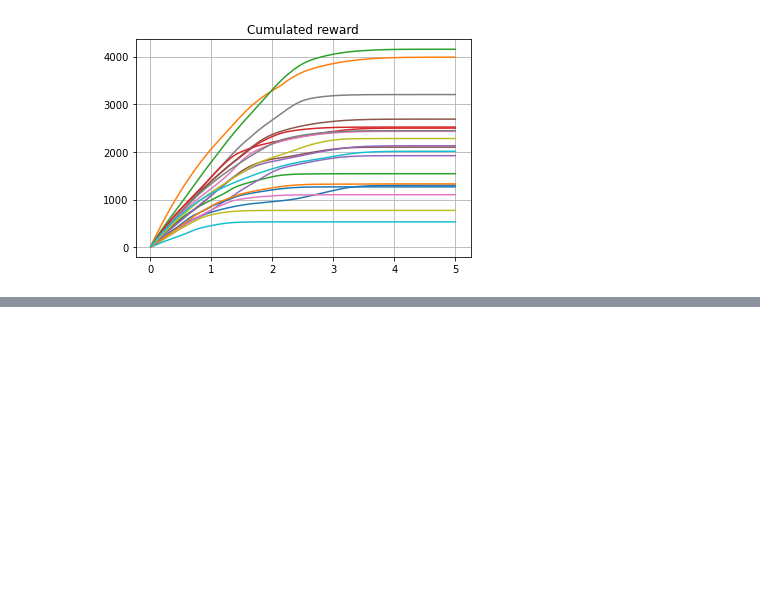
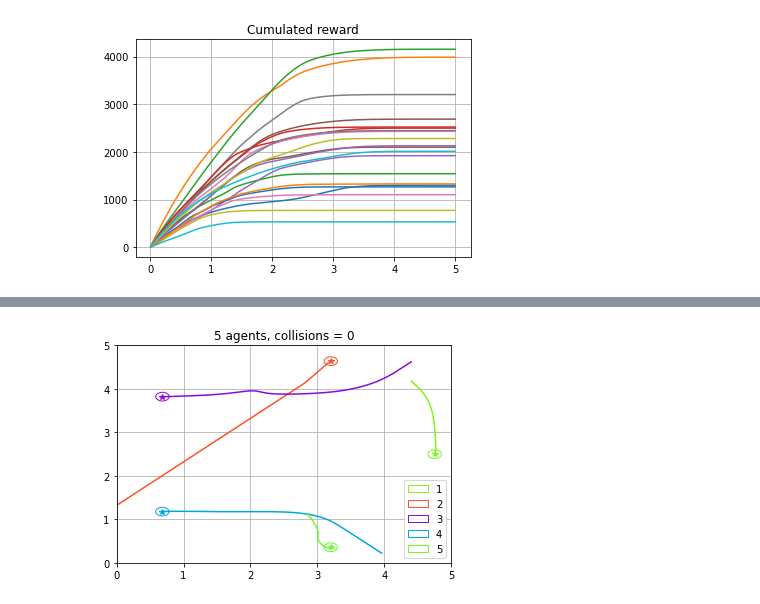
Before and after one commit to AndreuMatoses/scalable-collision-avoidance-RL, a Jupyter notebook: tests.ipynb, the cells around one changed output, grey strips where cells are left out. Cells and saved outputs as stored; diff of their text form; code cells hidden in the pictures; blank space fills up the shorter version.

```diff
--- a/tests.ipynb
+++ b/tests.ipynb
@@ -92,0 +243,4 @@ TypeError: can't multiply sequence by non-int of type 'float'
+# %%
+env.plot(trajectory)
+# %% [output]
+[figure, added]
```
Also changed, not shown: parts of 10 cells of this notebook, 6 other files.
